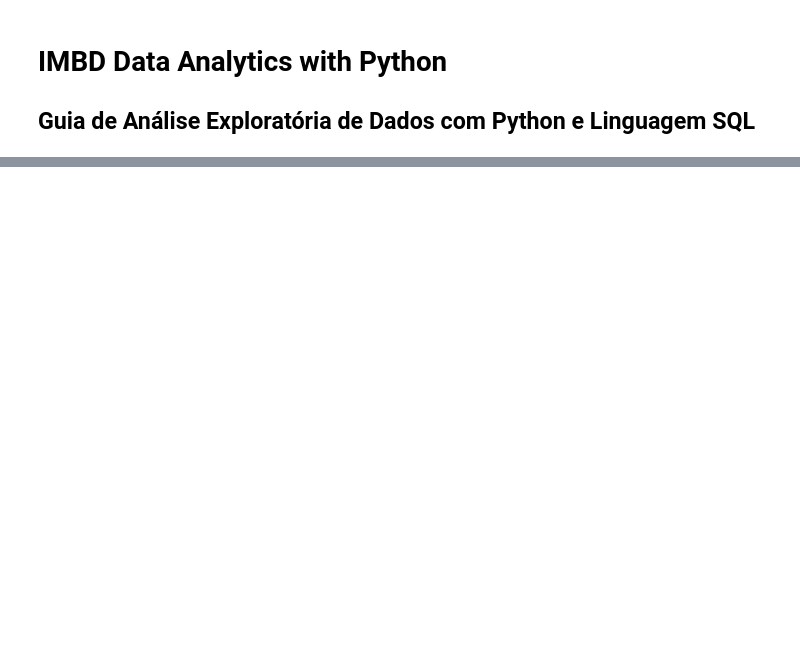
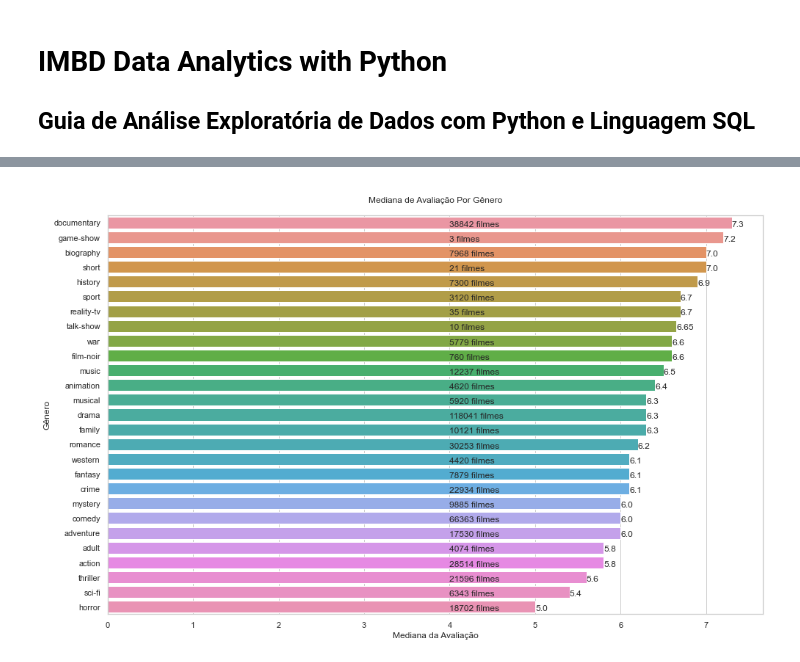
Before and after one commit to felipetac/imdb-data-analytics-python, a Jupyter notebook: imdb-data-analytics.ipynb, the cells around one changed output, grey strips where cells are left out. Drawn from its saved outputs; the diff is of its cells as text; code cells hidden in the pictures; blank space fills up the shorter version.

```diff
--- a/imdb-data-analytics.ipynb
+++ b/imdb-data-analytics.ipynb
@@ -42,0 +364,3 @@ Wall time: 26min 51s
+# %%
+df3 = pd.read_sql_query(query, conn)
+df3
@@ -42,0 +381,13 @@ Wall time: 26min 51s
+# %%
+# Vamos criar uma função para retornar os genêros
+def retorna_generos(df):
+    df['genres'] = df['genres'].str.lower().values
+    temp = df['genres'].dropna()
+    vetor = CountVectorizer(token_pattern = '(?u)\\b[\\w-]+\\b', analyzer = 'word').fit(temp)
+    generos_unicos =  vetor.get_feature_names()
+    generos_unicos = [genre for genre in generos_unicos if len(genre) > 1]
+    return generos_unicos
+# %%
+# Aplica a função
+generos_unicos = retorna_generos(df3)
+generos_unicos
@@ -42,0 +453,31 @@ Wall time: 26min 51s
+# %%
+# Drop do índice 18 (news)
+# Não queremos essa informação como gênero
+df_genero_ratings = df_genero_ratings.drop(index = 18)
+
+# Ordena o resultado
+df_genero_ratings = df_genero_ratings.sort_values(by = 'rating', ascending = False)
+# %%
+# Figura
+plt.figure(figsize = (16,10))
+
+# Barplot
+sns.barplot(y = df_genero_ratings.genres, x = df_genero_ratings.rating, orient = "h")
+
+# Textos do gráfico
+for i in range(len(df_genero_ratings.index)):
+
+    plt.text(4.0,
+             i + 0.25,
+             str(df_genero_ratings['count'][df_genero_ratings.index[i]]) + " filmes")
+
+    plt.text(df_genero_ratings.rating[df_genero_ratings.index[i]],
+             i + 0.25,
+             round(df_genero_ratings["rating"][df_genero_ratings.index[i]],2))
+
+plt.ylabel('Gênero')
+plt.xlabel('Mediana da Avaliação')
+plt.title('\nMediana de Avaliação Por Gênero\n')
+plt.show()
+# %% [output]
+[figure, added]
```
Also changed, not shown: parts of 32 cells of this notebook, 1 other file.
